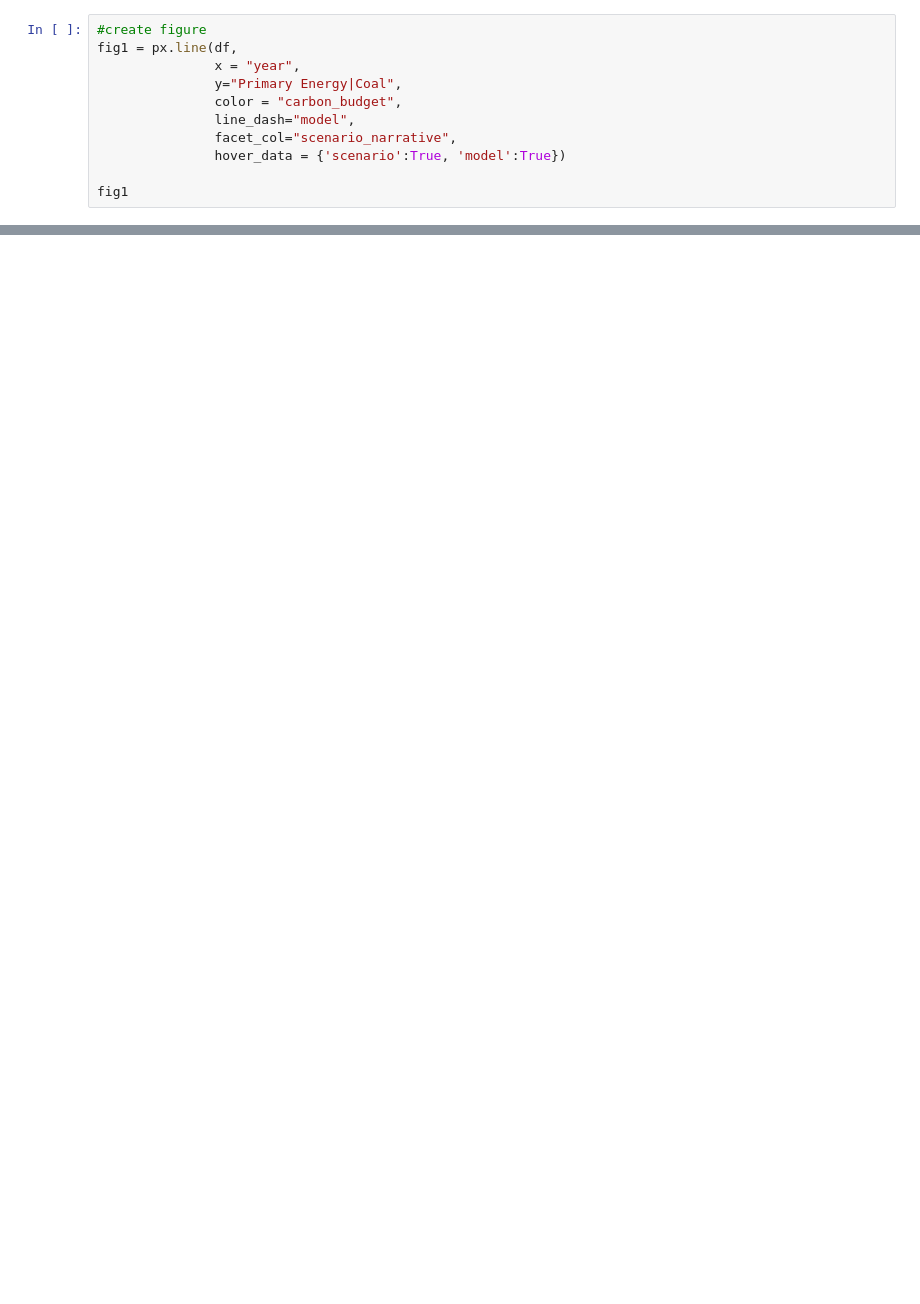
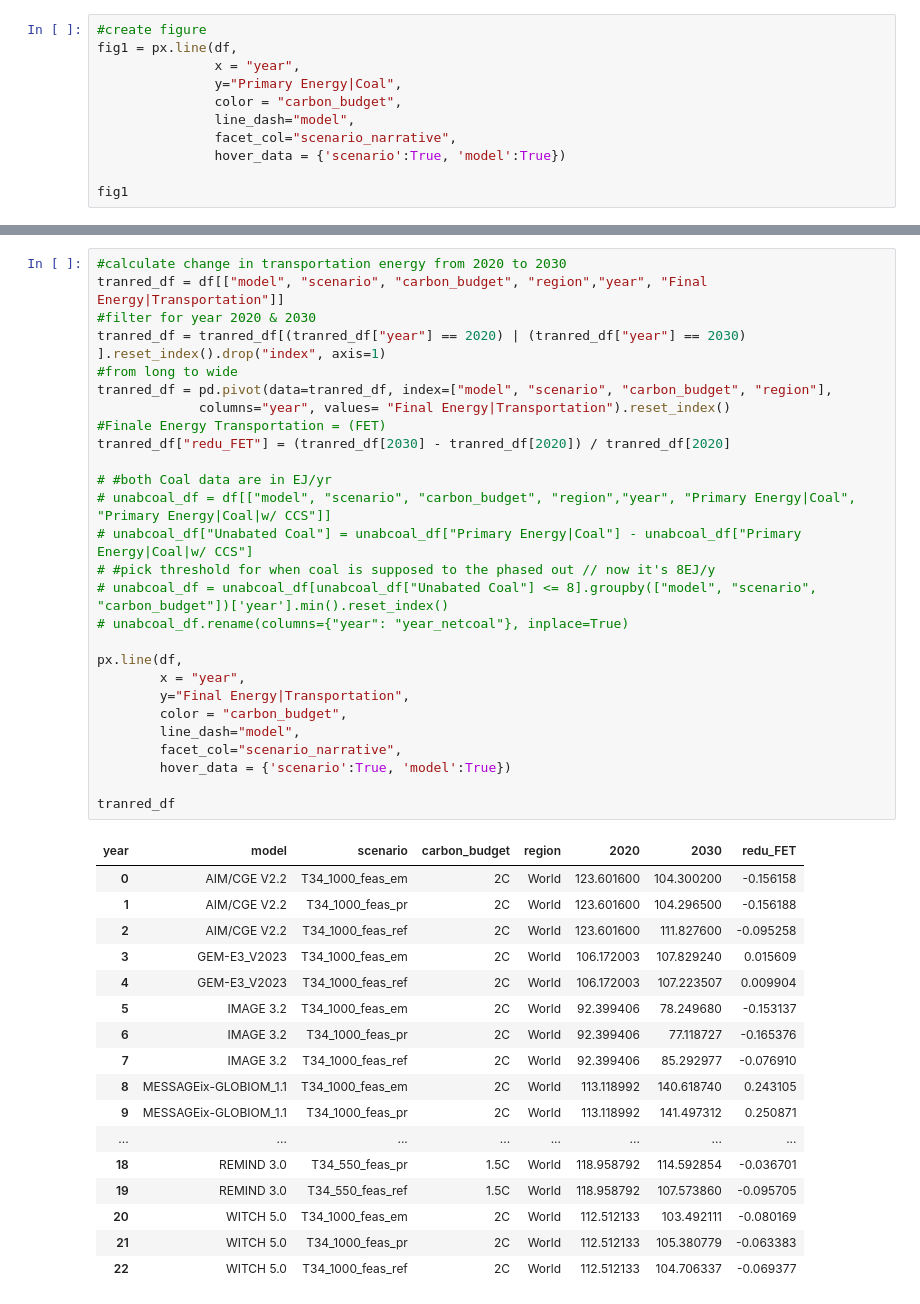
Before and after one commit to zyankarli/Feasibility_Tool, a Jupyter notebook: Tryout_Book.ipynb, the cells around one changed output, grey strips where cells are left out. Drawn from its saved outputs; the diff is of its cells as text; blank space fills up the shorter version.

```diff
--- a/Tryout_Book.ipynb
+++ b/Tryout_Book.ipynb
@@ -135,0 +159,45 @@ df.loc[(df['scenario'] == 'T34_1000_feas_em') & (df['model'] == "REMIND 3.0")]
+# %%
+#calculate change in transportation energy from 2020 to 2030
+tranred_df = df[["model", "scenario", "carbon_budget", "region","year", "Final Energy|Transportation"]]
+#filter for year 2020 & 2030
+tranred_df = tranred_df[(tranred_df["year"] == 2020) | (tranred_df["year"] == 2030) ].reset_index().drop("index", axis=1)
+#from long to wide
+tranred_df = pd.pivot(data=tranred_df, index=["model", "scenario", "carbon_budget", "region"],
+             columns="year", values= "Final Energy|Transportation").reset_index()
+#Finale Energy Transportation = (FET)
+tranred_df["redu_FET"] = (tranred_df[2030] - tranred_df[2020]) / tranred_df[2020]
+
+# #both Coal data are in EJ/yr
+# unabcoal_df = df[["model", "scenario", "carbon_budget", "region","year", "Primary Energy|Coal", "Primary Energy|Coal|w/ CCS"]]
+# unabcoal_df["Unabated Coal"] = unabcoal_df["Primary Energy|Coal"] - unabcoal_df["Primary Energy|Coal|w/ CCS"]
+# #pick threshold for when coal is supposed to the phased out // now it's 8EJ/y
+# unabcoal_df = unabcoal_df[unabcoal_df["Unabated Coal"] <= 8].groupby(["model", "scenario", "carbon_budget"])['year'].min().reset_index()
+# unabcoal_df.rename(columns={"year": "year_netcoal"}, inplace=True)
+
+px.line(df,
+        x = "year",
+        y="Final Energy|Transportation",
+        color = "carbon_budget",
+        line_dash="model",
+        facet_col="scenario_narrative",
+        hover_data = {'scenario':True, 'model':True})
+
+tranred_df
+# %% [output]
+| year | model | scenario | carbon_budget | region | 2020 | 2030 | redu_FET |
+| 0 | AIM/CGE V2.2 | T34_1000_feas_em | 2C | World | 123.601600 | 104.300200 | -0.156158 |
+| 1 | AIM/CGE V2.2 | T34_1000_feas_pr | 2C | World | 123.601600 | 104.296500 | -0.156188 |
+| 2 | AIM/CGE V2.2 | T34_1000_feas_ref | 2C | World | 123.601600 | 111.827600 | -0.095258 |
+| 3 | GEM-E3_V2023 | T34_1000_feas_em | 2C | World | 106.172003 | 107.829240 | 0.015609 |
+| 4 | GEM-E3_V2023 | T34_1000_feas_ref | 2C | World | 106.172003 | 107.223507 | 0.009904 |
+| 5 | IMAGE 3.2 | T34_1000_feas_em | 2C | World | 92.399406 | 78.249680 | -0.153137 |
+| 6 | IMAGE 3.2 | T34_1000_feas_pr | 2C | World | 92.399406 | 77.118727 | -0.165376 |
+| 7 | IMAGE 3.2 | T34_1000_feas_ref | 2C | World | 92.399406 | 85.292977 | -0.076910 |
+| 8 | MESSAGEix-GLOBIOM_1.1 | T34_1000_feas_em | 2C | World | 113.118992 | 140.618740 | 0.243105 |
+| 9 | MESSAGEix-GLOBIOM_1.1 | T34_1000_feas_pr | 2C | World | 113.118992 | 141.497312 | 0.250871 |
+| ... | ... | ... | ... | ... | ... | ... | ... |
+| 18 | REMIND 3.0 | T34_550_feas_pr | 1.5C | World | 118.958792 | 114.592854 | -0.036701 |
+| 19 | REMIND 3.0 | T34_550_feas_ref | 1.5C | World | 118.958792 | 107.573860 | -0.095705 |
+| 20 | WITCH 5.0 | T34_1000_feas_em | 2C | World | 112.512133 | 103.492111 | -0.080169 |
+| 21 | WITCH 5.0 | T34_1000_feas_pr | 2C | World | 112.512133 | 105.380779 | -0.063383 |
+| 22 | WITCH 5.0 | T34_1000_feas_ref | 2C | World | 112.512133 | 104.706337 | -0.069377 |
```
Also changed, not shown: parts of 13 cells of this notebook.
